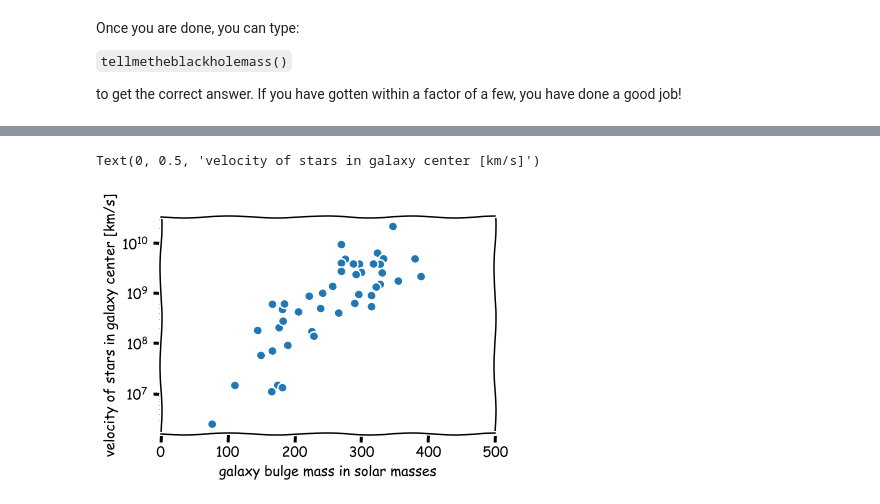
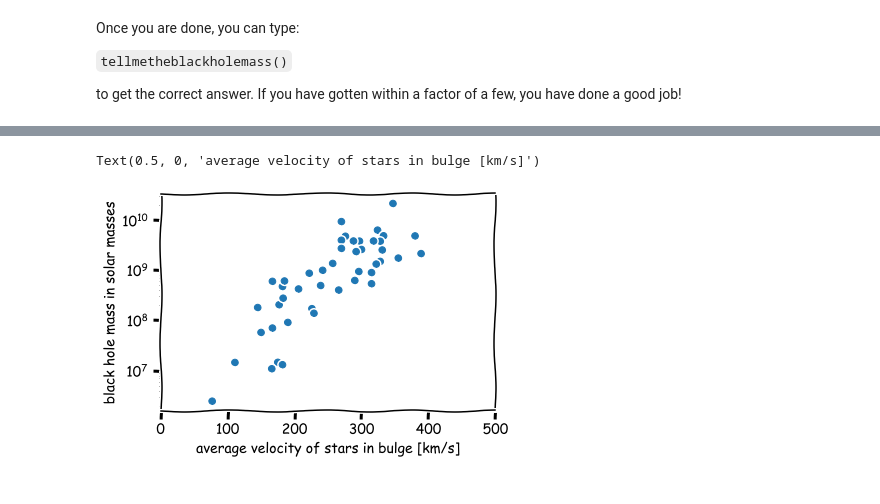
Before and after one commit to cvillforth/CodeBlack, a Jupyter notebook: CodingExercise.ipynb, the cells around one changed output, grey strips where cells are left out. Saved outputs shown, nothing was run; the diff lists cells and outputs as text; code cells hidden in the pictures.

```diff
--- a/CodingExercise.ipynb
+++ b/CodingExercise.ipynb
@@ -499,8 +523,8 @@ sigma = np.array(blackholedata[:,14], dtype=float)
 # %%
 plt.semilogy(sigma, bhmass, ls='None', marker='o')
 plt.xlim(0, 500)
 plt.ylabel('black hole mass in solar masses')
-plt.xlabel('velocity of stars in galaxy center [km/s]')
+plt.xlabel('average velocity of stars in bulge [km/s]')
 # %% [output]
-Text(0, 0.5, 'velocity of stars in galaxy center [km/s]')
+Text(0.5, 0, 'average velocity of stars in bulge [km/s]')
-[figure, old version]
+[figure, new version]
```
Also changed, not shown: parts of 13 cells of this notebook, 1 other file.
